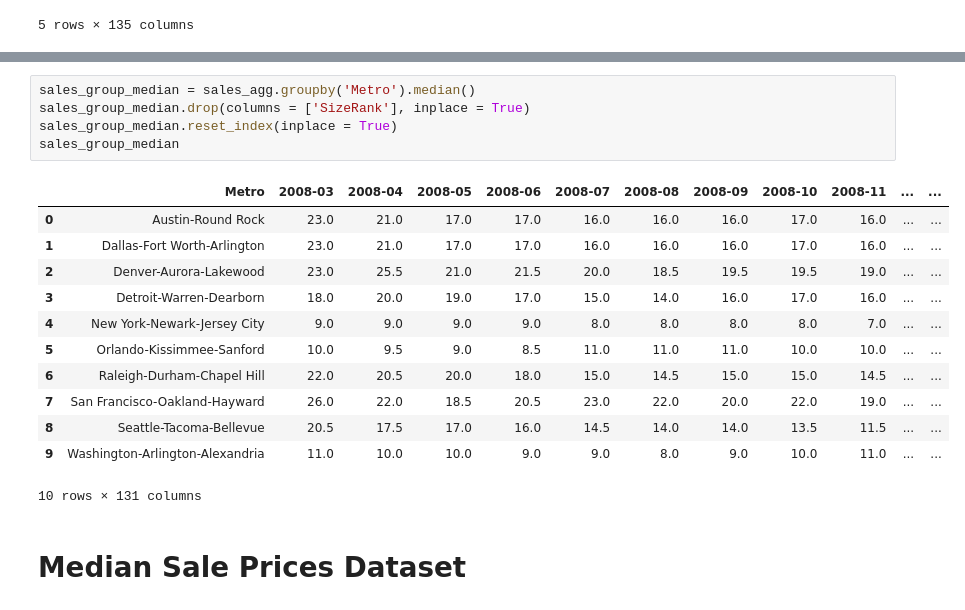
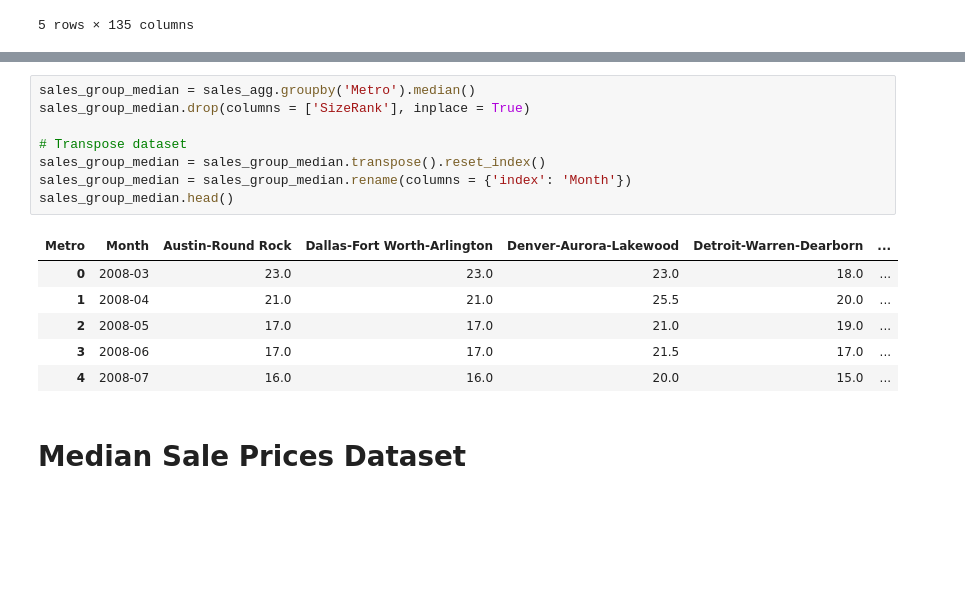
Before and after one commit to martinamagdy/Housing_Market_Analysis_Suaves, a Jupyter notebook: Data/data_cleaning.ipynb, the cells around one changed output, grey strips where cells are left out. Drawn from its saved outputs; the diff is of its cells as text; blank space fills up the shorter version.

```diff
--- a/Data/data_cleaning.ipynb
+++ b/Data/data_cleaning.ipynb
@@ -198,21 +192,18 @@ sales_group_mean
 # %%
 sales_group_median = sales_agg.groupby('Metro').median()
 sales_group_median.drop(columns = ['SizeRank'], inplace = True)
-sales_group_median.reset_index(inplace = True)
-sales_group_median
+
+# Transpose dataset
+sales_group_median = sales_group_median.transpose().reset_index()
+sales_group_median = sales_group_median.rename(columns = {'index': 'Month'})
+sales_group_median.head()
 # %% [output]
-|  | Metro | 2008-03 | 2008-04 | 2008-05 | 2008-06 | 2008-07 | 2008-08 | 2008-09 | 2008-10 | 2008-11 | ... | ... |
-| 0 | Austin-Round Rock | 23.0 | 21.0 | 17.0 | 17.0 | 16.0 | 16.0 | 16.0 | 17.0 | 16.0 | ... | ... |
-| 1 | Dallas-Fort Worth-Arlington | 23.0 | 21.0 | 17.0 | 17.0 | 16.0 | 16.0 | 16.0 | 17.0 | 16.0 | ... | ... |
-| 2 | Denver-Aurora-Lakewood | 23.0 | 25.5 | 21.0 | 21.5 | 20.0 | 18.5 | 19.5 | 19.5 | 19.0 | ... | ... |
-| 3 | Detroit-Warren-Dearborn | 18.0 | 20.0 | 19.0 | 17.0 | 15.0 | 14.0 | 16.0 | 17.0 | 16.0 | ... | ... |
-| 4 | New York-Newark-Jersey City | 9.0 | 9.0 | 9.0 | 9.0 | 8.0 | 8.0 | 8.0 | 8.0 | 7.0 | ... | ... |
-| 5 | Orlando-Kissimmee-Sanford | 10.0 | 9.5 | 9.0 | 8.5 | 11.0 | 11.0 | 11.0 | 10.0 | 10.0 | ... | ... |
-| 6 | Raleigh-Durham-Chapel Hill | 22.0 | 20.5 | 20.0 | 18.0 | 15.0 | 14.5 | 15.0 | 15.0 | 14.5 | ... | ... |
-| 7 | San Francisco-Oakland-Hayward | 26.0 | 22.0 | 18.5 | 20.5 | 23.0 | 22.0 | 20.0 | 22.0 | 19.0 | ... | ... |
-| 8 | Seattle-Tacoma-Bellevue | 20.5 | 17.5 | 17.0 | 16.0 | 14.5 | 14.0 | 14.0 | 13.5 | 11.5 | ... | ... |
-| 9 | Washington-Arlington-Alexandria | 11.0 | 10.0 | 10.0 | 9.0 | 9.0 | 8.0 | 9.0 | 10.0 | 11.0 | ... | ... |
+| Metro | Month | Austin-Round Rock | Dallas-Fort Worth-Arlington | Denver-Aurora-Lakewood | Detroit-Warren-Dearborn | ... |
+| 0 | 2008-03 | 23.0 | 23.0 | 23.0 | 18.0 | ... |
+| 1 | 2008-04 | 21.0 | 21.0 | 25.5 | 20.0 | ... |
+| 2 | 2008-05 | 17.0 | 17.0 | 21.0 | 19.0 | ... |
+| 3 | 2008-06 | 17.0 | 17.0 | 21.5 | 17.0 | ... |
+| 4 | 2008-07 | 16.0 | 16.0 | 20.0 | 15.0 | ... |
-10 rows × 131 columns
 # %% [markdown]
 # Median Sale Prices Dataset
 # %%
```
Also changed, not shown: parts of 7 cells of this notebook, 3 other files.
